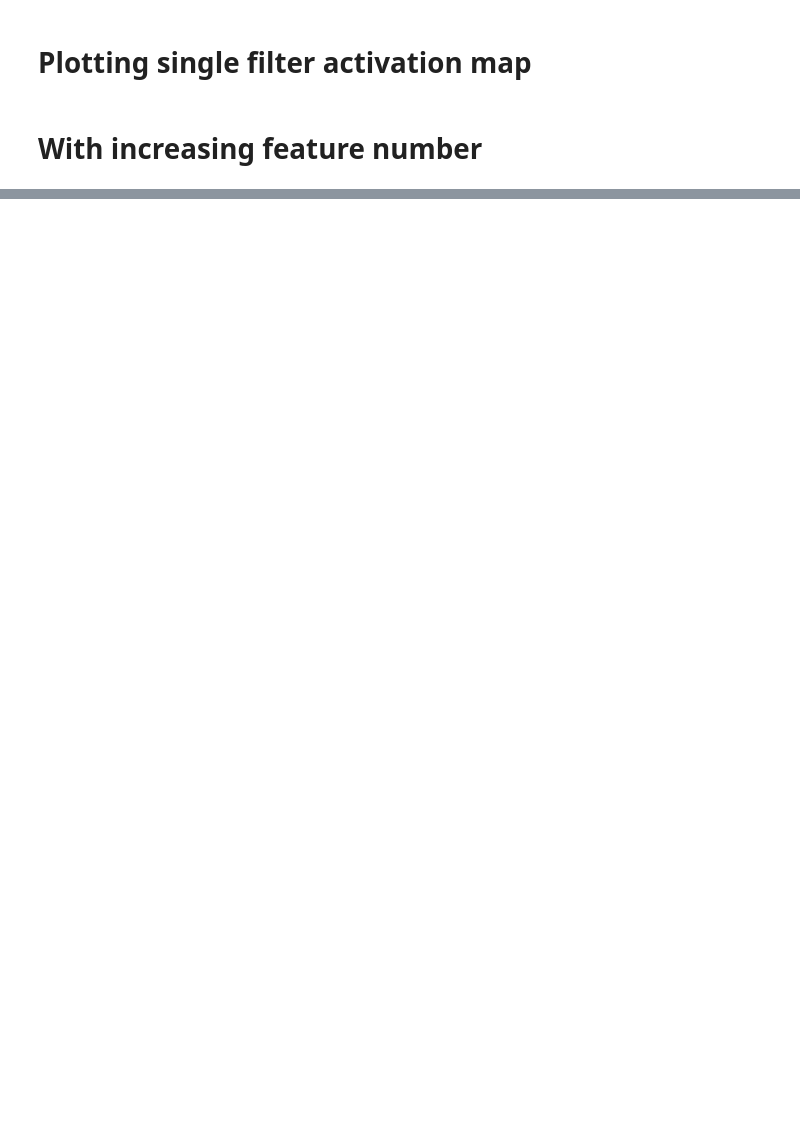
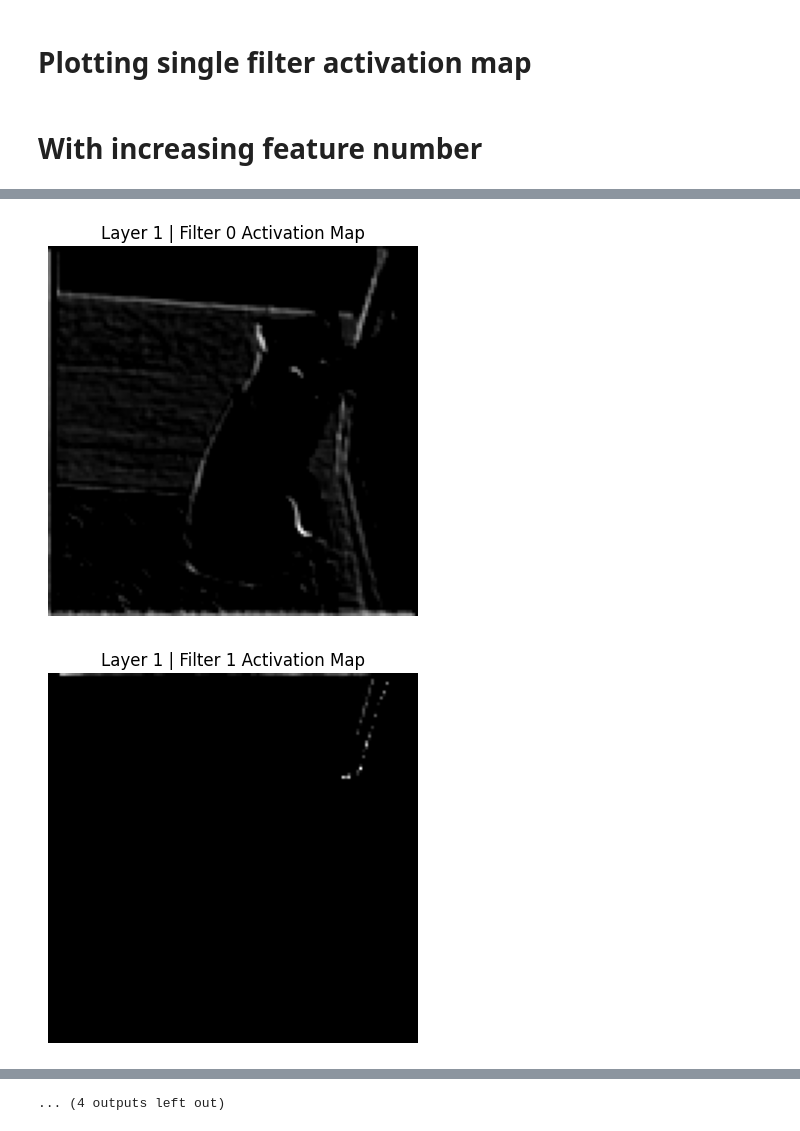
Before and after one commit to bhushan1729/Pytorch-Tutorial, a Jupyter notebook: dog_or_cat.ipynb, the cells around one changed output, grey strips where cells are left out. Saved outputs shown, nothing was run; the diff lists cells and outputs as text; code cells hidden in the pictures; blank space fills up the shorter version.

```diff
--- a/dog_or_cat.ipynb
+++ b/dog_or_cat.ipynb
@@ -619,0 +883,26 @@ plt.show()
+# %%
+import torch
+import matplotlib.pyplot as plt
+
+# 1. Grab 1 single color image from your test dataset or loader
+# (Ensure it has a fake batch dimension: shape [1, 3, 128, 128])
+single_image_batch = next(iter(test_loader))["image"][0].unsqueeze(0).to(device)
+
+# 2. Pass it through the specific layer and activate it with ReLU
+with torch.no_grad():
+    layer1_activations = model.relu(model.conv1(single_image_batch))
+
+# 3. THE MAGIC SLICE: Extract [0th image, nth filter map]
+# Let's target Filter Map 2 (index 1)
+for i in range(layer1_activations.shape[1]):
+  target_map = layer1_activations[0, i]
+
+# 4. Strip away GPU/PyTorch packaging and drop it into Matplotlib
+# (Using .cpu().numpy() to make it human-readable)
+  plt.imshow(target_map.cpu().numpy(), cmap='gray')
+  plt.axis('off')
+  plt.title(f"Layer 1 | Filter {i} Activation Map")
+  plt.show()
+# %% [output]
+[figure, added]
+[figure, added]
@@ -619,0 +919 @@ plt.show()
+... (4 outputs left out)
```
Also changed, not shown: parts of 14 cells of this notebook.
